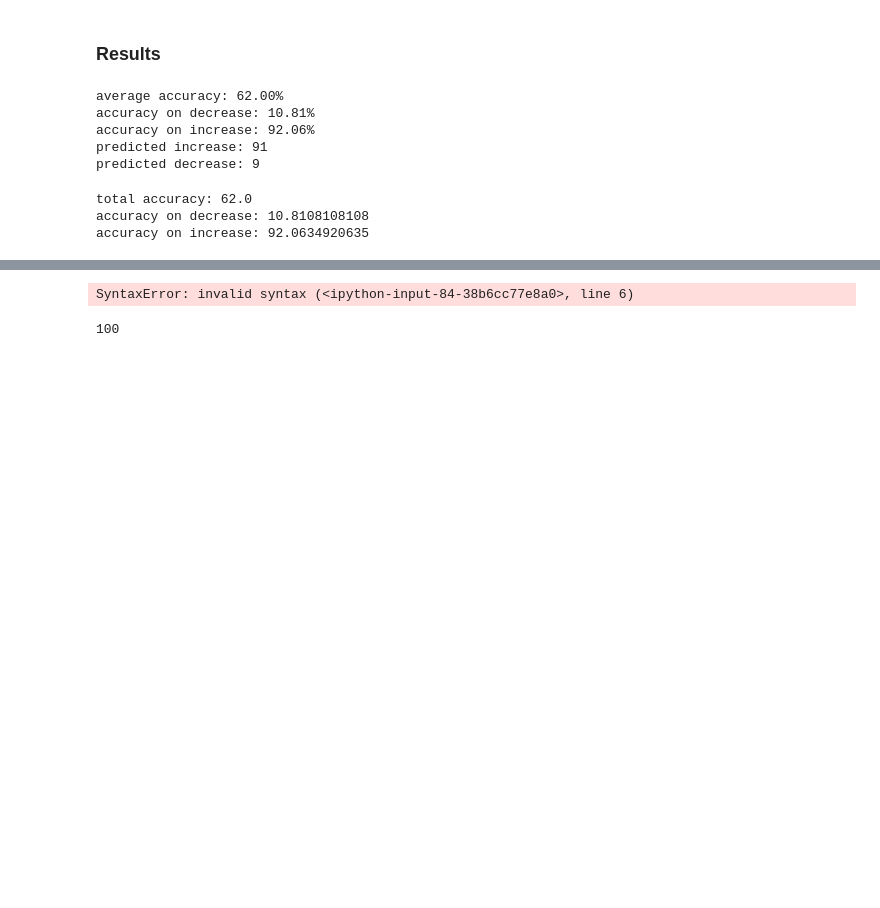
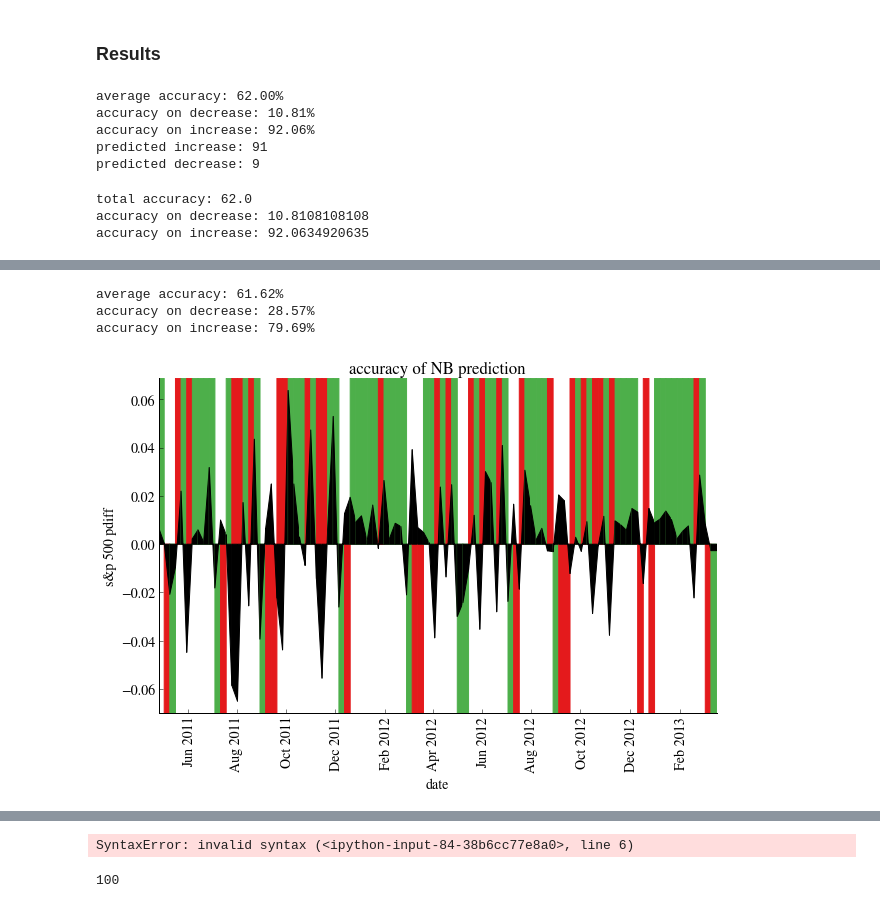
Before and after one commit to jrosen3/cs109annstock, a Jupyter notebook: Master-Copy_Jake.ipynb, the cells around one changed output, grey strips where cells are left out. Saved outputs shown, nothing was run; the diff lists cells and outputs as text; code cells hidden in the pictures; blank space fills up the shorter version.

```diff
--- a/Master-Copy_Jake.ipynb
+++ b/Master-Copy_Jake.ipynb
@@ -1212,0 +1178,59 @@ results(score(dataset, len(testing), nn_results), 's_and_p_500_pdiff', 'out')
+# %%
+def results(df, graph, nn_results, sp):
+    temp = df.copy()
+    for i in range(len(temp)-1):
+        temp[graph][i] = temp[graph][i+1]
+    temp = temp[-len(nn_results):]
+    mi = temp[graph].min()-.005
+    ma = temp[graph].max()+.005
+    ci = 0.
+    cd = 0.
+    ti = 0.
+    td = 0.
+    pi = 0.
+    pde = 0.
+    for i in range(len(nn_results)-1):
+        t = temp[graph][i]
+        x1 = temp.index[i]
+        x2 = temp.index[i+1]
+        y1 = temp[graph][i]
+        y2 = temp[graph][i+1]
+        if(t > 0 and nn_results[i] > sp):
+            plt.fill_between([x1,x2], [ma,ma], color=brewer_rg[1], label=('accurate prediction'))
+            ci += 1
+            ti += 1
+            pi += 1
+        elif(t < 0 and nn_results[i] <= sp):
+            plt.fill_between([x1,x2], [mi,mi], color=brewer_rg[1], label=('accurate prediction'))
+            cd += 1
+            td += 1
+            pde += 1
+        elif(t > 0 and nn_results[i] <= sp):
+            plt.fill_between([x1,x2], [mi,mi], color=brewer_rg[0], label=('inacurate prediction'))
+            ti += 1
+            pde += 1
+        elif(t < 0 and nn_results[i] > sp):
+            plt.fill_between([x1,x2], [ma,ma], color=brewer_rg[0], label=('inacurate prediction'))
+            td += 1
+            pi += 1
+        plt.fill_between([x1,x2], [y1,y2], color='k', label='s&p 500 pdiff')
+    plt.ylim(mi, ma)
+    plt.xticks(rotation='vertical')
+    plt.xlabel('date')
+    plt.ylabel('s&p 500 pdiff')
+    plt.title('accuracy of NB prediction')
+    remove_border()
+    return ci, cd, ti, td, pi, pde
+
+ci, cd, ti, td, pi, pde = results(datalist, 'YAHOO.INDEX_GSPC - Adjusted Close_pdiff', predictions, .5)
+
+print 'average accuracy: %.2f%%' % ((ci+cd)/(ti+td)*100)
+print 'accuracy on decrease: %.2f%%' % (cd/td*100)
+print 'accuracy on increase: %.2f%%' % (ci/ti*100)
+# print 'predicted increase: %d' % pi
+# print 'predicted decrease: %d' % pde
+# %% [output]
+average accuracy: 61.62%
+accuracy on decrease: 28.57%
+accuracy on increase: 79.69%
+[figure, added]
```
Also changed, not shown: parts of 2 cells of this notebook.
